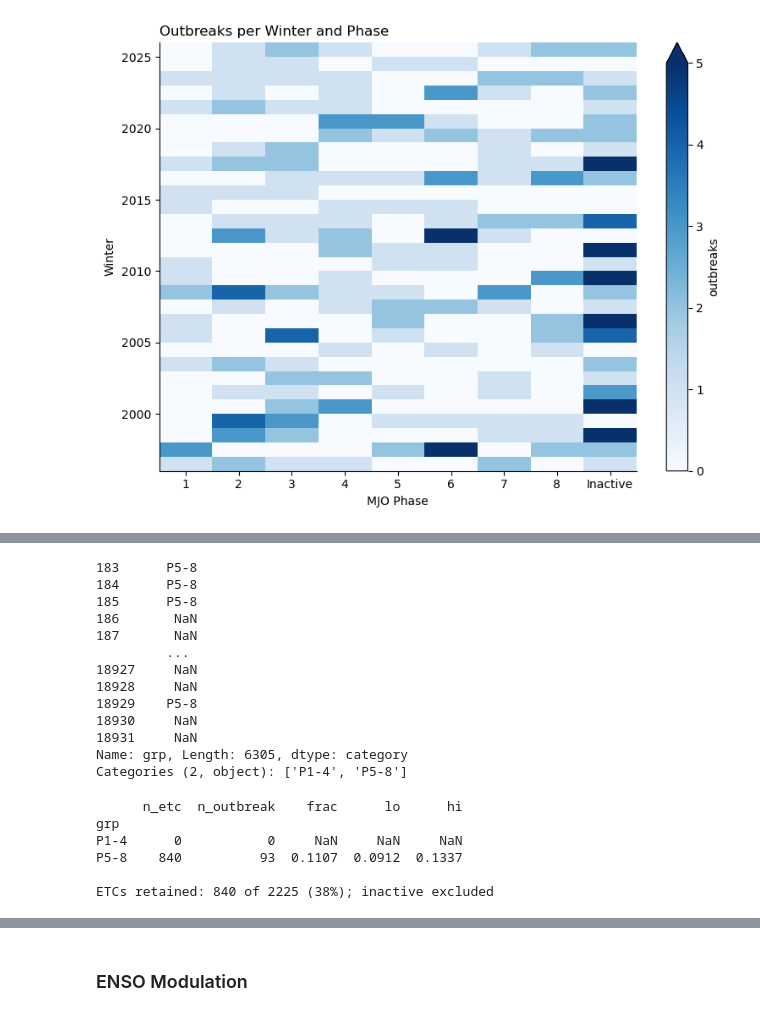
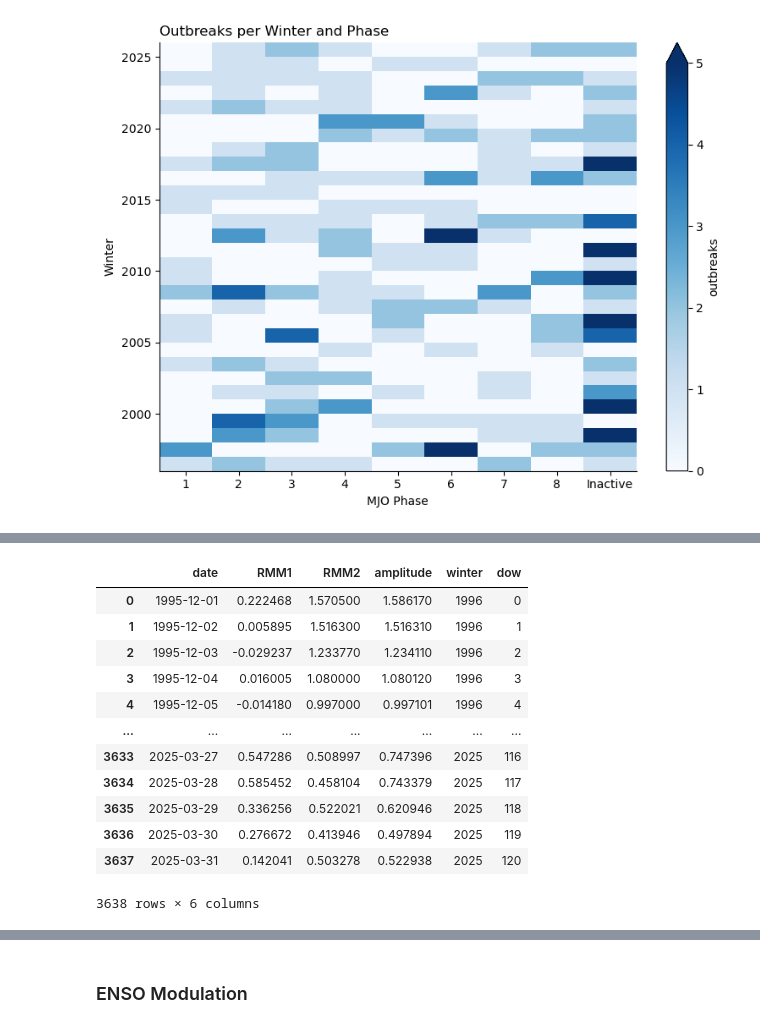
Before and after one commit to augustlepique/circs-research, a Jupyter notebook: jupyter_notebooks/climate_indices.ipynb, the cells around one changed output, grey strips where cells are left out. Saved outputs shown, nothing was run; the diff lists cells and outputs as text; code cells hidden in the pictures.

```diff
--- a/jupyter_notebooks/climate_indices.ipynb
+++ b/jupyter_notebooks/climate_indices.ipynb
@@ -1006,33 +995,0 @@ etc_summary['grp'] = to_group(etc_summary.MJO_min_msl)
-# %%
-mjo_daily['grp']
-# %% [output]
-183      P5-8
-184      P5-8
-185      P5-8
-186       NaN
-187       NaN
-         ...
-18927     NaN
-18928     NaN
-18929    P5-8
-18930     NaN
-18931     NaN
-Name: grp, Length: 6305, dtype: category
-Categories (2, object): ['P1-4', 'P5-8']
-# %%
-e = etc_summary[etc_summary.grp.notna()].copy()
-
-g = e.groupby('grp', observed=False)['outbreak']
-tab = pd.DataFrame({'n_etc': g.size(), 'n_outbreak': g.sum()})
-tab['frac'] = tab.n_outbreak / tab.n_etc
-tab['lo'], tab['hi'] = zip(*[wilson(k,n) for k, n in zip(tab.n_outbreak, tab.n_etc)])
-print(tab.round(4))
-print(f'\nETCs retained: {len(e)} of {len(etc_summary)} '
-      f'({len(e)/len(etc_summary):.0%}); inactive excluded')
-# %% [output]
-      n_etc  n_outbreak    frac      lo      hi
-grp
-P1-4      0           0     NaN     NaN     NaN
-P5-8    840          93  0.1107  0.0912  0.1337
-
-ETCs retained: 840 of 2225 (38%); inactive excluded
@@ -1046,0 +996,23 @@ print(f'odds ratio  = {odds:.3f}')
+# %%
+# days calendar, for permutation denominator
+days = pd.DataFrame({'date': pd.date_range('1995-12-01', '2025-03-31', freq='D')})
+days = days[days.date.dt.month.isin([12,1,2,3])].copy()
+days = days.merge(mjo[['date', 'RMM1', 'RMM2', 'amplitude']], on='date', how='left')
+days['winter'] = days.date.dt.year + (days.date.dt.month == 12).astype(int)
+days['dow']    = (days.date - pd.to_datetime((days.winter - 1).astype(str) + '-12-01')).dt.days
+# %%
+days
+# %% [output]
+|  | date | RMM1 | RMM2 | amplitude | winter | dow |
+| 0 | 1995-12-01 | 0.222468 | 1.570500 | 1.586170 | 1996 | 0 |
+| 1 | 1995-12-02 | 0.005895 | 1.516300 | 1.516310 | 1996 | 1 |
+| 2 | 1995-12-03 | -0.029237 | 1.233770 | 1.234110 | 1996 | 2 |
+| 3 | 1995-12-04 | 0.016005 | 1.080000 | 1.080120 | 1996 | 3 |
+| 4 | 1995-12-05 | -0.014180 | 0.997000 | 0.997101 | 1996 | 4 |
+| ... | ... | ... | ... | ... | ... | ... |
+| 3633 | 2025-03-27 | 0.547286 | 0.508997 | 0.747396 | 2025 | 116 |
+| 3634 | 2025-03-28 | 0.585452 | 0.458104 | 0.743379 | 2025 | 117 |
+| 3635 | 2025-03-29 | 0.336256 | 0.522021 | 0.620946 | 2025 | 118 |
+| 3636 | 2025-03-30 | 0.276672 | 0.413946 | 0.497894 | 2025 | 119 |
+| 3637 | 2025-03-31 | 0.142041 | 0.503278 | 0.522938 | 2025 | 120 |
+3638 rows × 6 columns
```
Also changed, not shown: parts of 26 cells of this notebook, 1 other file.
